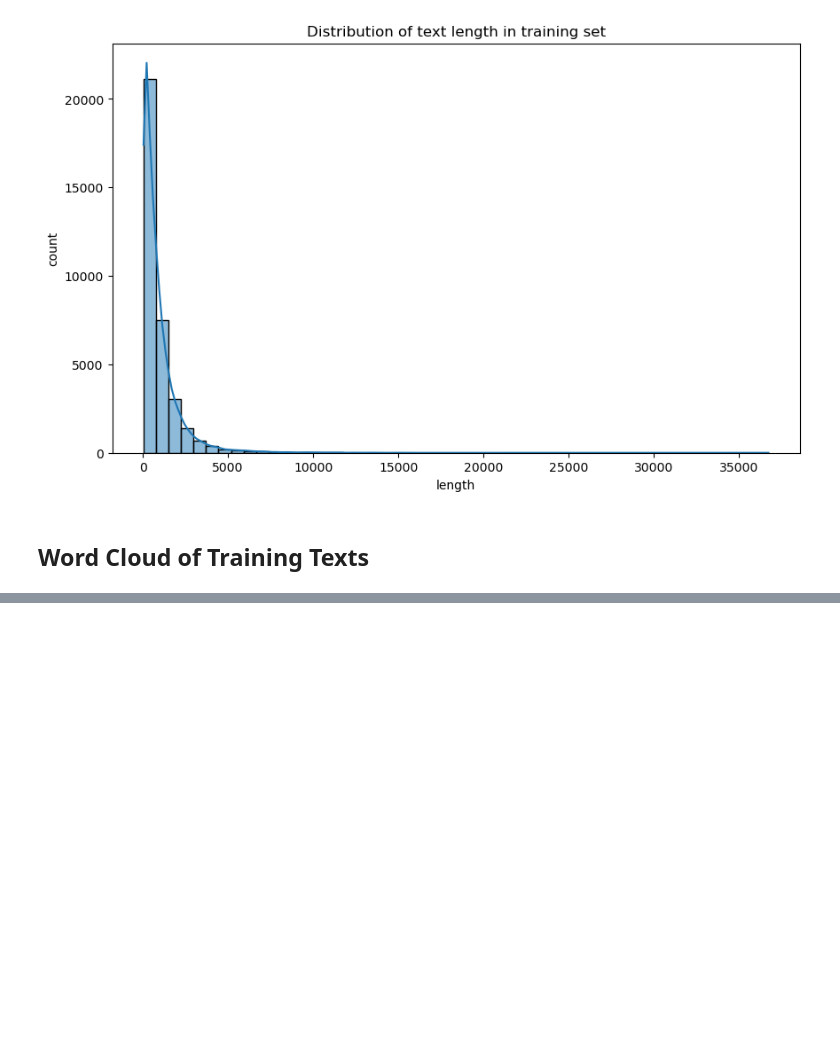
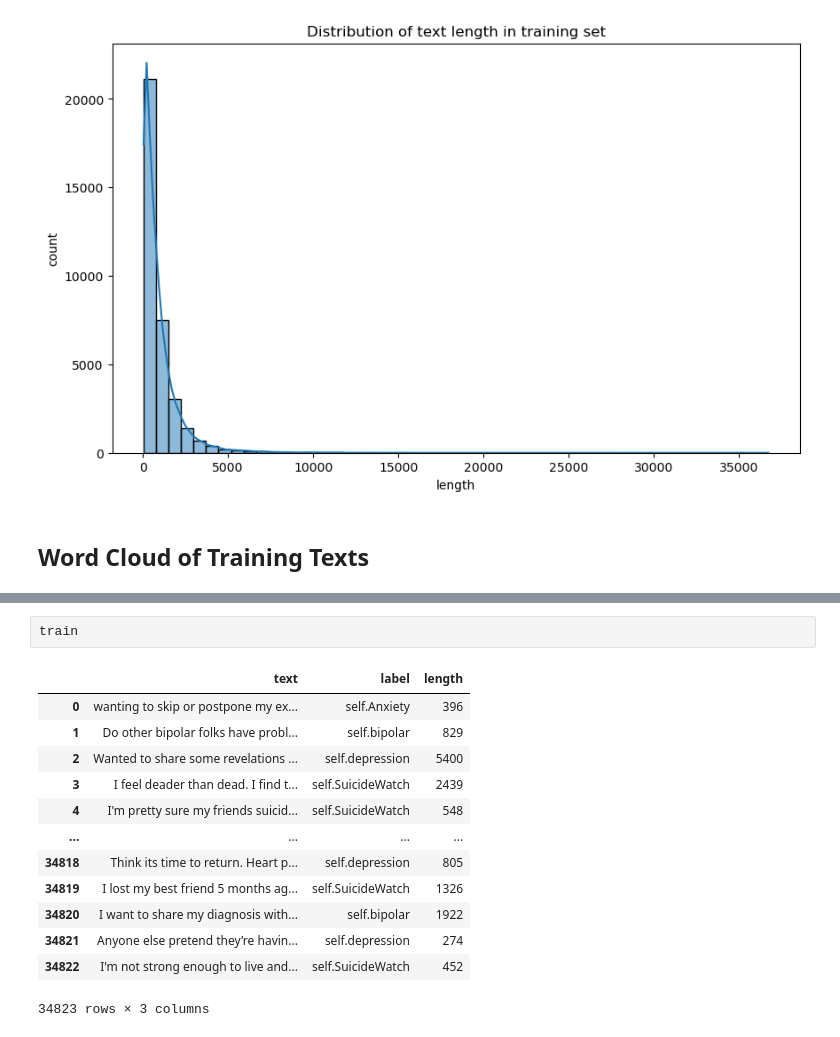
Before and after one commit to theHoodguy4587/-AI-Powered-Mental-Health-Triage-Assistant, a Jupyter notebook: notebooks/EDA.ipynb, the cells around one changed output, grey strips where cells are left out. Saved outputs shown, nothing was run; the diff lists cells and outputs as text; blank space fills up the shorter version.

```diff
--- a/notebooks/EDA.ipynb
+++ b/notebooks/EDA.ipynb
@@ -90,0 +91,16 @@ plt.show()
+# %%
+train
+# %% [output]
+|  | text | label | length |
+| 0 | wanting to skip or postpone my ex... | self.Anxiety | 396 |
+| 1 | Do other bipolar folks have probl... | self.bipolar | 829 |
+| 2 | Wanted to share some revelations ... | self.depression | 5400 |
+| 3 | I feel deader than dead. I find t... | self.SuicideWatch | 2439 |
+| 4 | I'm pretty sure my friends suicid... | self.SuicideWatch | 548 |
+| ... | ... | ... | ... |
+| 34818 | Think its time to return. Heart p... | self.depression | 805 |
+| 34819 | I lost my best friend 5 months ag... | self.SuicideWatch | 1326 |
+| 34820 | I want to share my diagnosis with... | self.bipolar | 1922 |
+| 34821 | Anyone else pretend they’re havin... | self.depression | 274 |
+| 34822 | I'm not strong enough to live and... | self.SuicideWatch | 452 |
+34823 rows × 3 columns
```
Also changed, not shown: parts of 4 cells of this notebook.
